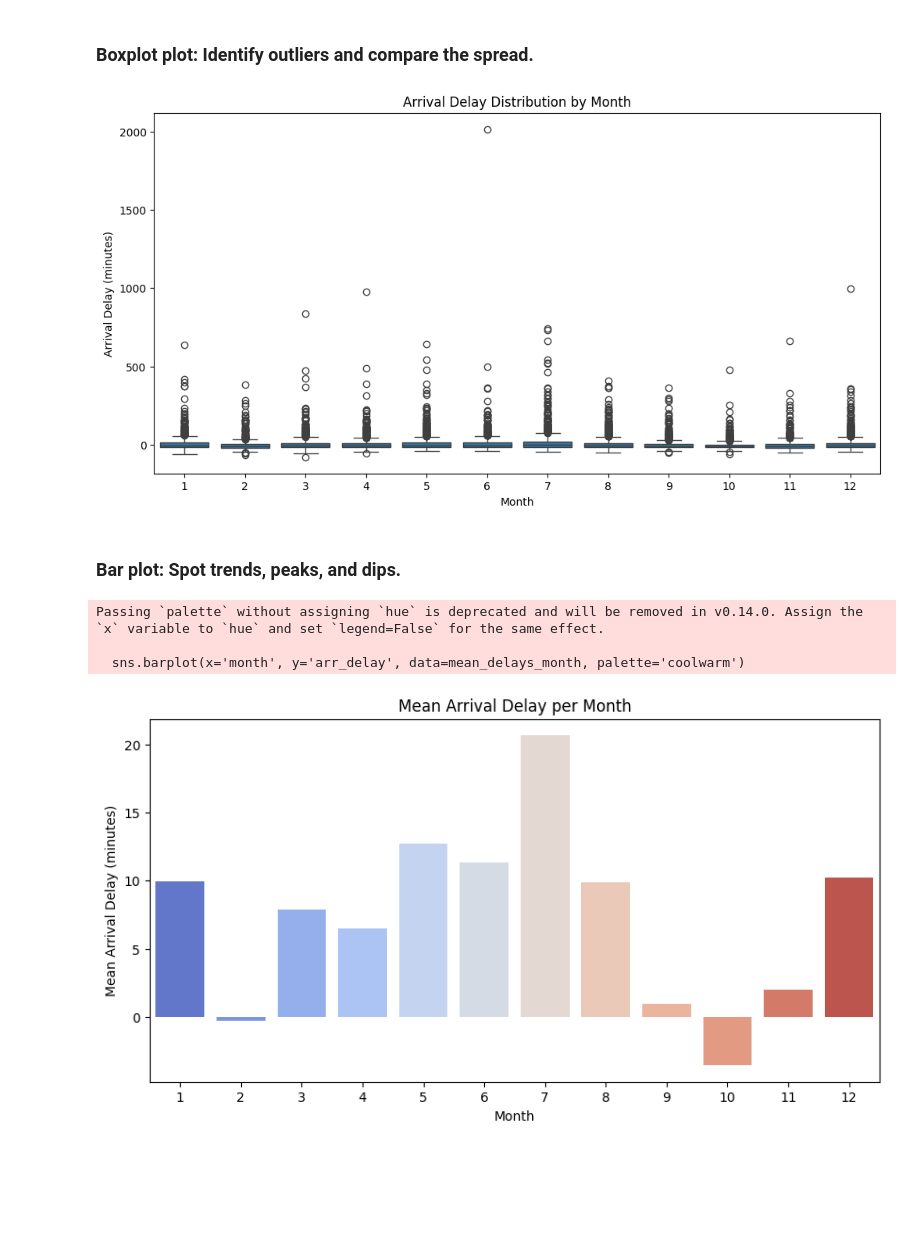
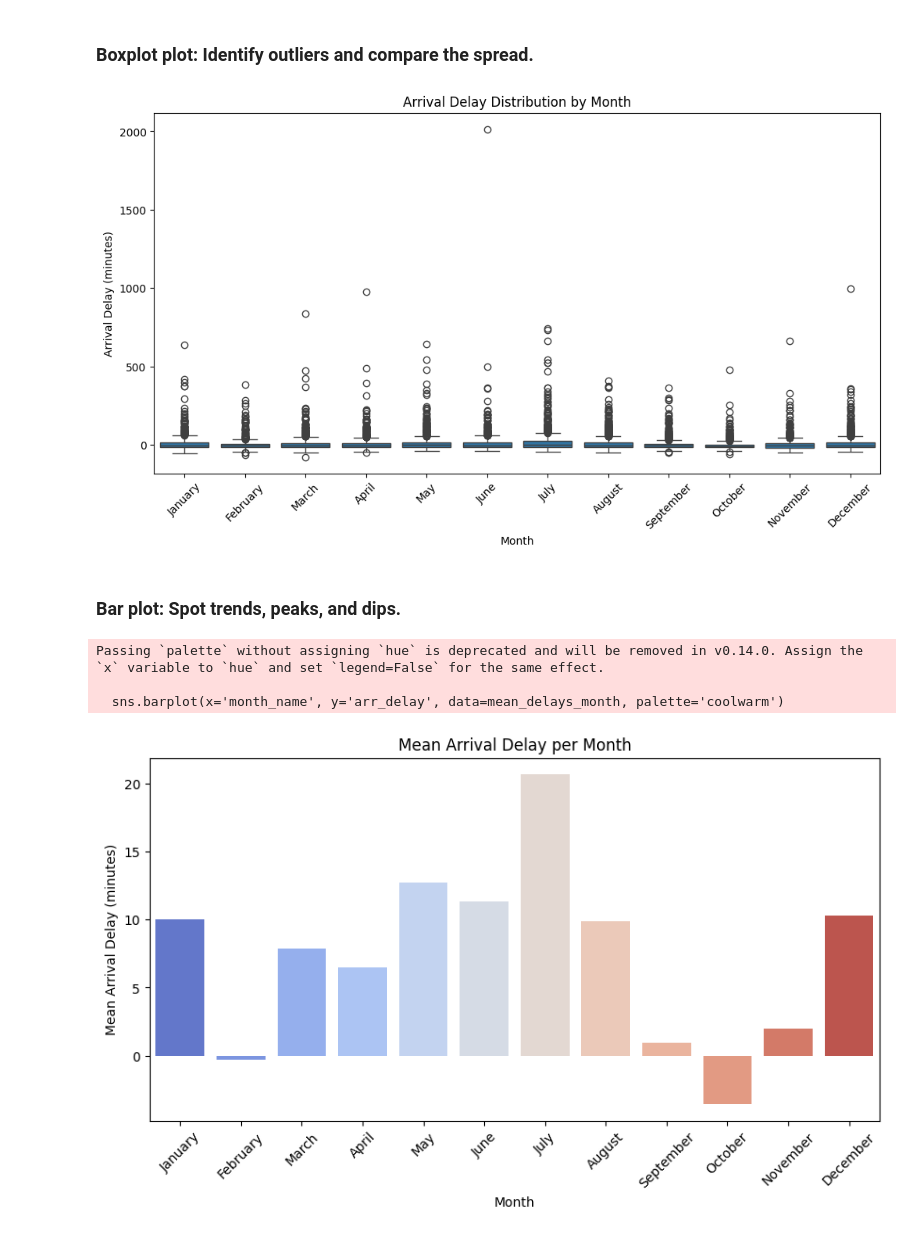
Before and after one commit to brunopulheze/data-analytics-preprocessing, a Jupyter notebook: eda-flight-delay-2024.ipynb, the cells around one changed output. Drawn from its saved outputs; the diff is of its cells as text; code cells hidden in the pictures; blank space fills up the shorter version.

```diff
--- a/eda-flight-delay-2024.ipynb
+++ b/eda-flight-delay-2024.ipynb
@@ -89,3 +91,5 @@ nas_delay              0
 security_delay         0
 late_aircraft_delay    0
 dtype: int64
+# %%
+df_cleaned = df_cleaned.drop_duplicates()
@@ -91,0 +98,3 @@ dtype: int64
+# %%
+day_mapping = {1: 'Monday', 2: 'Tuesday', 3: 'Wednesday', 4: 'Thursday', 5: 'Friday', 6: 'Saturday', 7: 'Sunday'}
+df_cleaned['day'] = df_cleaned['day_of_week'].map(day_mapping)
@@ -92,3 +103,7 @@ dtype: int64
+# %%
+month_mapping = {1: 'January', 2: 'February', 3: 'March', 4: 'April', 5: 'May', 6: 'June',
+                7: 'July', 8: 'August', 9: 'September', 10: 'October', 11: 'November', 12: 'December'}
+df_cleaned['month_name'] = df_cleaned['month'].map(month_mapping)
 # %%
 df_cleaned.shape
 # %% [output]
@@ -177,9 +221,12 @@ Fail to Reject H₀: If p-value ≥ α, you don’t have enough evidence for a d
 # %% [markdown]
 ### Boxplot plot: Identify outliers and compare the spread.
 # %%
+# Arrange the week day starting by Sunday
+df_cleaned['day'] = pd.Categorical(df_cleaned['day'], categories=['Sunday', 'Monday', 'Tuesday', 'Wednesday', 'Thursday', 'Friday', 'Saturday'], ordered=True)
+
 plt.figure(figsize=(10,6))
-sns.boxplot(x='day_of_week', y='arr_delay', data=df_cleaned)
-plt.xlabel('Day of Week (1=Monday ... 7=Sunday)')
+sns.boxplot(x='day', y='arr_delay', data=df_cleaned)
+plt.xlabel('Day of Week')
 plt.ylabel('Arrival Delay (minutes)')
 plt.title('Arrival Delay Distribution by Day of Week')
 plt.show()
@@ -278,20 +325,25 @@ Reject H₀: Mean arrival delays are significantly different between school brea
 # %% [markdown]
 ### Boxplot plot: Identify outliers and compare the spread.
 # %%
+df_cleaned['month_name'] = pd.Categorical(df_cleaned['month_name'], categories=list(month_mapping.values()), ordered=True)
+
 plt.figure(figsize=(12,6))
-sns.boxplot(x='month', y='arr_delay', data=df_cleaned)
+sns.boxplot(x='month_name', y='arr_delay', data=df_cleaned)
 plt.xlabel('Month')
 plt.ylabel('Arrival Delay (minutes)')
 plt.title('Arrival Delay Distribution by Month')
+plt.xticks(rotation=45)
 plt.show()
 # %% [output]
-[figure, old version]
+[figure, new version]
 # %% [markdown]
 ### Bar plot: Spot trends, peaks, and dips.
 # %%
-mean_delays_month = df_cleaned.groupby('month')['arr_delay'].mean().reset_index()
+mean_delays_month = df_cleaned.groupby('month_name')['arr_delay'].mean().reset_index()
+mean_delays_month['month_name'] = pd.Categorical(mean_delays_month['month_name'], categories=month_mapping.values(), ordered=True)
 plt.figure(figsize=(10,5))
-sns.barplot(x='month', y='arr_delay', data=mean_delays_month, palette='coolwarm')
+sns.barplot(x='month_name', y='arr_delay', data=mean_delays_month, palette='coolwarm')
+plt.xticks(rotation=45)
 plt.xlabel('Month')
 plt.ylabel('Mean Arrival Delay (minutes)')
 plt.title('Mean Arrival Delay per Month')
@@ -299,5 +351,5 @@ plt.show()
 # %% [output]
 Passing `palette` without assigning `hue` is deprecated and will be removed in v0.14.0. Assign the `x` variable to `hue` and set `legend=False` for the same effect.
 
-  sns.barplot(x='month', y='arr_delay', data=mean_delays_month, palette='coolwarm')
+  sns.barplot(x='month_name', y='arr_delay', data=mean_delays_month, palette='coolwarm')
-[figure, old version]
+[figure, new version]
```
Also changed, not shown: parts of 31 cells of this notebook, 2 other files.
